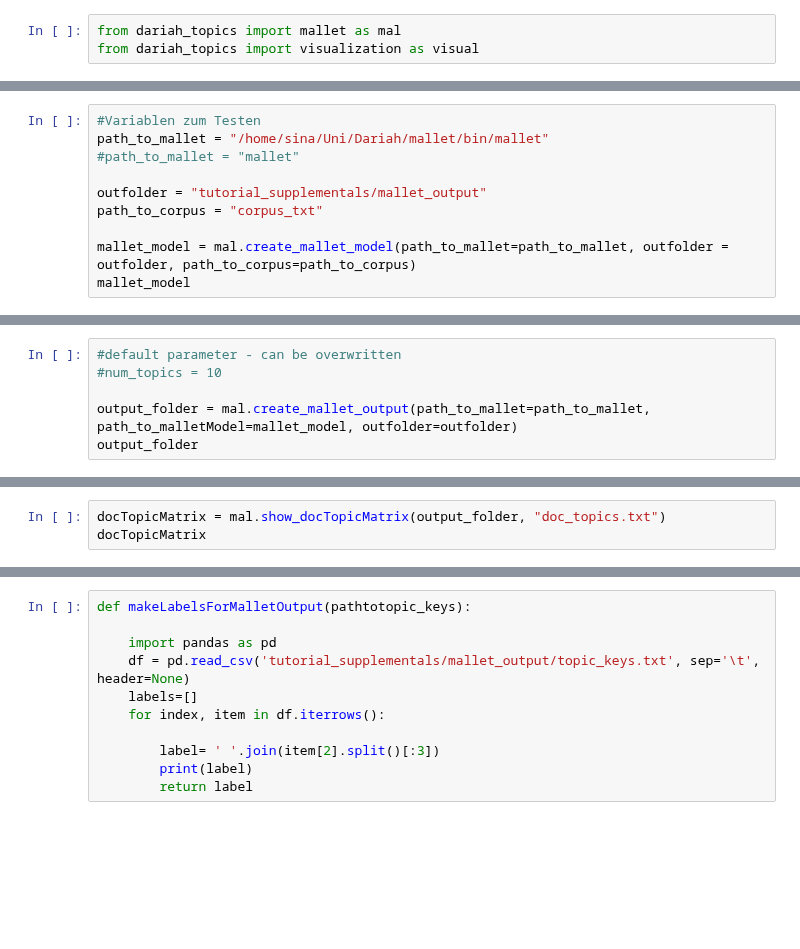
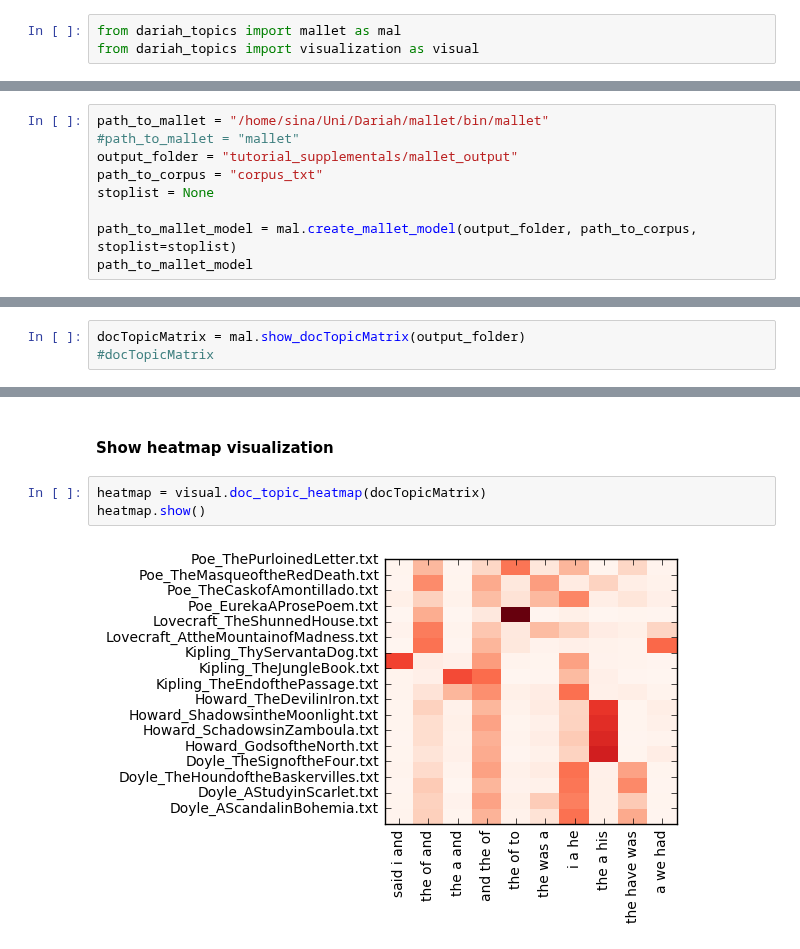
Before and after one commit to DARIAH-DE/TopicsExplorer, a Jupyter notebook: IntegrationTest_txt_Mallet.ipynb, the cells around one changed output, grey strips where cells are left out. Saved outputs shown, nothing was run; the diff lists cells and outputs as text; blank space fills up the shorter version.

Commit message:
recovered some changes in mallet

```diff
--- a/IntegrationTest_txt_Mallet.ipynb
+++ b/IntegrationTest_txt_Mallet.ipynb
@@ -10,10 +14,9 @@ from dariah_topics import visualization as visual
 # %%
-#Variablen zum Testen
 path_to_mallet = "/home/sina/Uni/Dariah/mallet/bin/mallet"
 #path_to_mallet = "mallet"
+output_folder = "tutorial_supplementals/mallet_output"
+path_to_corpus = "corpus_txt"
+stoplist = None
 
-outfolder = "tutorial_supplementals/mallet_output"
-path_to_corpus = "corpus_txt"
-
-mallet_model = mal.create_mallet_model(path_to_mallet=path_to_mallet, outfolder = outfolder, path_to_corpus=path_to_corpus)
-mallet_model
+path_to_mallet_model = mal.create_mallet_model(output_folder, path_to_corpus, stoplist=stoplist)
+path_to_mallet_model
@@ -22,6 +26,0 @@ mallet_model
-# %%
-#default parameter - can be overwritten
-#num_topics = 10
-
-output_folder = mal.create_mallet_output(path_to_mallet=path_to_mallet, path_to_malletModel=mallet_model, outfolder=outfolder)
-output_folder
@@ -49,3 +35,3 @@ topics_keys
 # %%
-docTopicMatrix = mal.show_docTopicMatrix(output_folder, "doc_topics.txt")
-docTopicMatrix
+docTopicMatrix = mal.show_docTopicMatrix(output_folder)
+#docTopicMatrix
@@ -71,11 +38,7 @@ docTopicMatrix
-# %%
-def makeLabelsForMalletOutput(pathtotopic_keys):
-
-    import pandas as pd
-    df = pd.read_csv('tutorial_supplementals/mallet_output/topic_keys.txt', sep='\t', header=None)
-    labels=[]
-    for index, item in df.iterrows():
-
-        label= ' '.join(item[2].split()[:3])
-        print(label)
-        return label
+# %% [markdown]
+#### Show heatmap visualization
+# %%
+heatmap = visual.doc_topic_heatmap(docTopicMatrix)
+heatmap.show()
+# %% [output]
+[figure, added]
```
Also changed, not shown: parts of 17 cells of this notebook, 1 other file.
